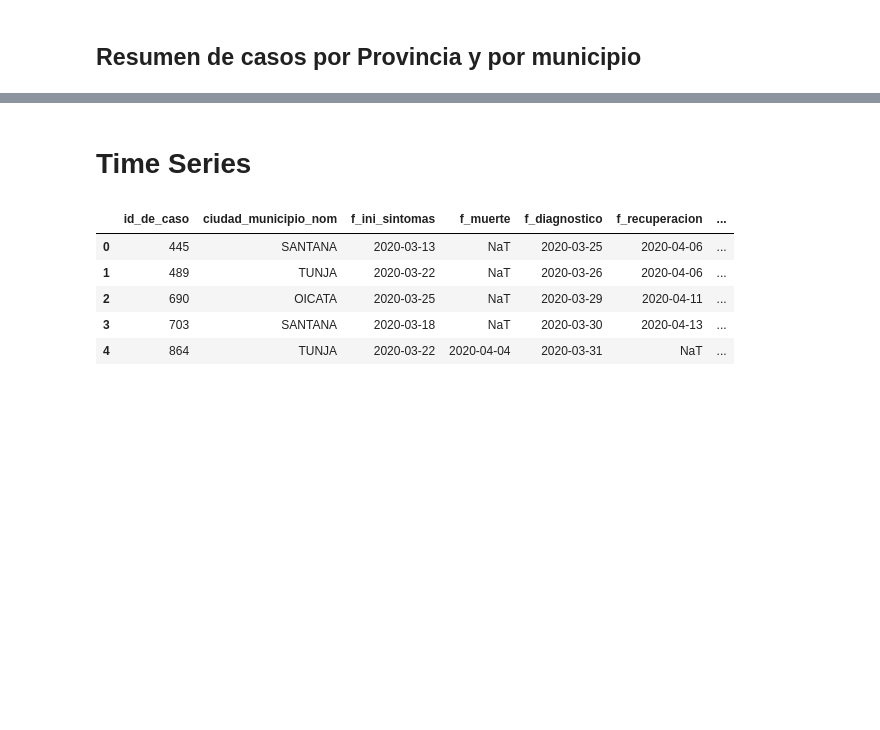
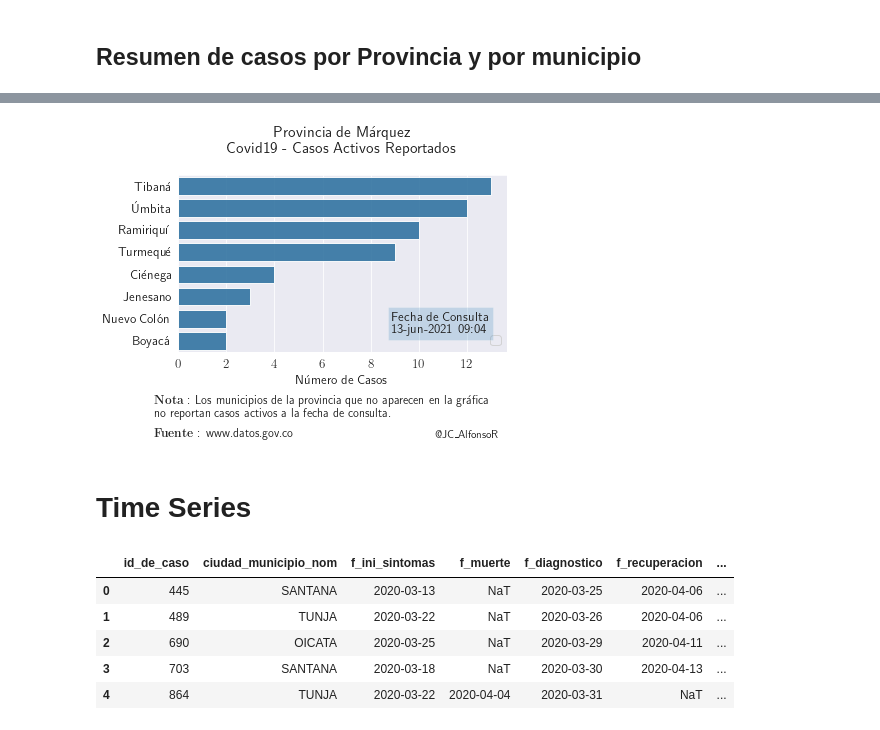
Before and after one commit to JC-AlfonsoR/covid_data_col, a Jupyter notebook: graphics.ipynb, the cells around one changed output, grey strips where cells are left out. Cells and saved outputs as stored; diff of their text form; code cells hidden in the pictures; blank space fills up the shorter version.

Commit message:
Improve graphics with Latex for captions

```diff
--- a/graphics.ipynb
+++ b/graphics.ipynb
@@ -6,8 +6,14 @@ from datetime import datetime
 
 import matplotlib.pyplot as plt
 import seaborn as sns
+%matplotlib inline
+
 sns.set_style()
-%matplotlib inline
+plt.rcParams.update({
+    "text.usetex": True,
+#  "font.family": "serif",
+# "font.serif": ["Palatino"],
+})
 
 import locale
 locale.setlocale(locale.LC_ALL, '')
@@ -458,3 +348,80 @@ Text(0, 5, 'asd')
+# %%
+plt.rcParams.update({
+    "text.usetex": True,
+    "font.size": 13
+#  "font.family": "serif",
+# "font.serif": ["Palatino"],
+})
+
+# Extract info from selected provincia
+provincia = "MARQUEZ"
+
+# Subset data
+q1 = "recuperado=='Activo' or recuperado=='Fallecido'"
+q2 = "recuperado=='Activo'"
+df_subset = df.query(q2)
+df_subset = df_subset[df_subset.provincia_mayuscula==provincia]
+order_list = df_subset["municipio_tildes"].value_counts().index
+
+#Plot data
+g = sns.countplot(data=df_subset,
+             y="municipio_tildes",
+                   hue="recuperado",
+                   alpha=0.9,
+                  order = order_list)
+
+#for p in g.patches:
+        #g.annotate('{:d}'.format(p.get_width()), (p.get_width()+0.3,p.get_y()+0.5))
+
+provincia_nombre = diccionario_provincias[provincia]
+x_label =  "Número de Casos"
+title = "Provincia de " + provincia_nombre + "\nCovid19 - Casos Activos Reportados\n"
+# Miscellaneous
+g.set(xlabel= x_label,
+      ylabel="")
+      #title=title)
+plt.title(title)
+plt.legend("")
+#g.set_yticklabels(p_names_to_show)
+
+# Make Sure x_ticks are ints
+old_ticks = g.get_xticks()
+floats_in_ticks = np.any(np.mod(old_ticks,2)!=0)
+if floats_in_ticks:
+    new_ticks = old_ticks.astype(int)
+    g.set_xticks(new_ticks)
+number =1
+
+disclaimer = r"$\bf{Fuente}$ : www.datos.gov.co"
+
+disclaimer2 = r"$\bf{Nota}$ :" + " Los municipios de la provincia que no aparecen en la gráfica \nno reportan casos activos a la fecha de consulta."
+disclaimer3 = r"@JC\_AlfonsoR"
+disclaimer4 = "Fecha de Consulta\n" + download_date.strftime('%d-%b-%Y %H:%M')
+
+figtext_start_y = -0.06
+fs = 12
+figtext_start_x = 0.15
+
+plt.figtext(figtext_start_x, figtext_start_y-0.07,
+            disclaimer,
+            ha="left", fontsize=fs, wrap=True)
+
+plt.figtext(figtext_start_x, figtext_start_y,
+            disclaimer2,
+            ha="left", fontsize=fs, wrap=True)
+
+plt.figtext(0.8, figtext_start_y-1.0*0.07,
+            disclaimer3,
+            ha="left", fontsize=fs-1, wrap=True)
+
+plt.figtext(0.7,0.23, disclaimer4,
+            bbox={"alpha":0.2})
+
+#plt.autoscale()
+plt.tight_layout() # Make matplotlib save the whole figure content -> dont cut anything
+plt.savefig('p.png',dpi=300,bbox_inches='tight')
+# %% [output]
+[figure, added]
 # %% [markdown]
 # Time Series
 # %%
```
Also changed, not shown: parts of 24 cells of this notebook.
